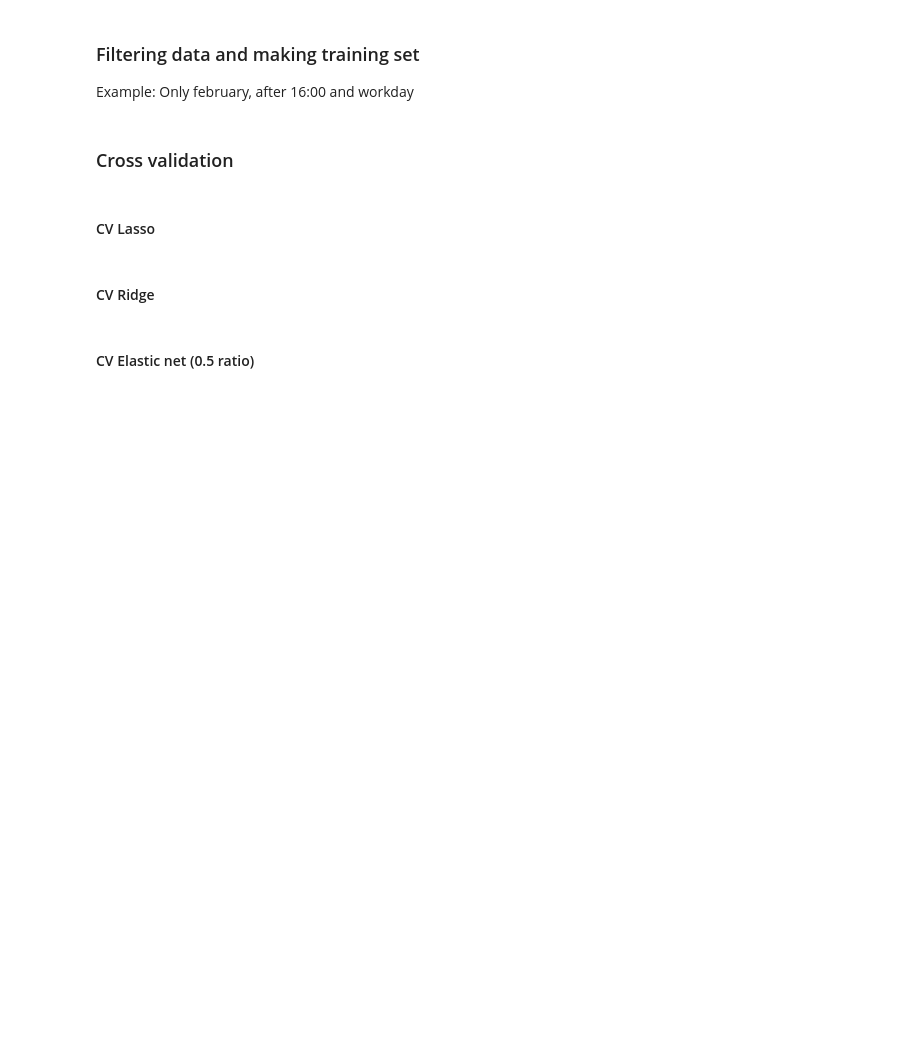
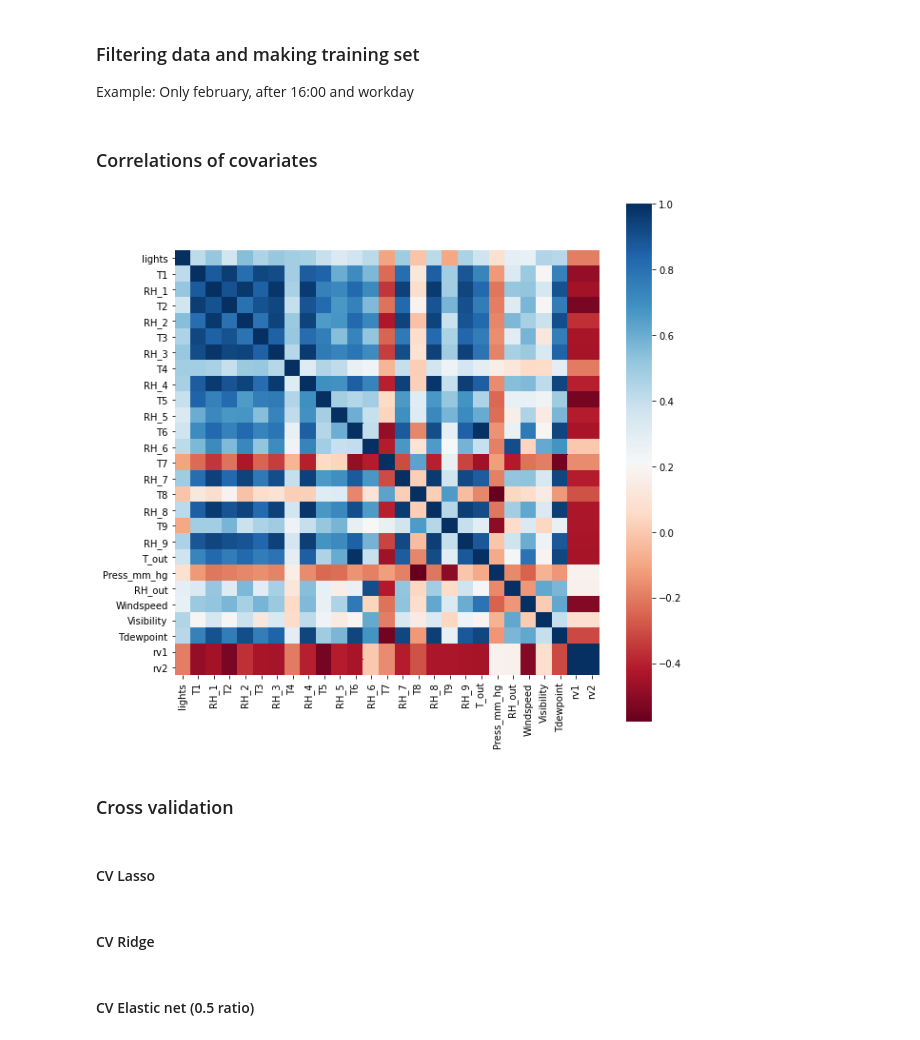
Before and after one commit to yr-kim90/MA8701, a Jupyter notebook: Energy_house.ipynb, the cells around one changed output. Cells and saved outputs as stored; diff of their text form; code cells hidden in the pictures; blank space fills up the shorter version.

```diff
--- a/Energy_house.ipynb
+++ b/Energy_house.ipynb
@@ -72,3 +73,12 @@ plt.show()
+# %% [markdown]
+### Correlations of covariates
+# %%
+cor = df_train[df_train.columns[1:]].corr()
+fig, ax = plt.subplots(figsize=(10,10))
+sns.heatmap(cor, square=True, xticklabels=True, yticklabels=True, cmap='RdBu')
+plt.show()
+# %% [output]
+[figure, added]
 # %% [markdown]
 ### Cross validation
 # %%
```
Also changed, not shown: parts of 20 cells of this notebook, 1 other file.
